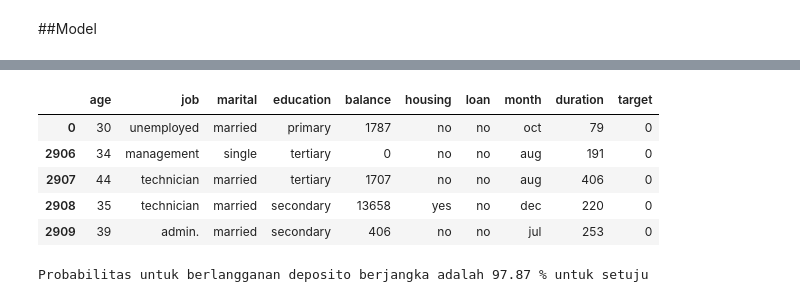
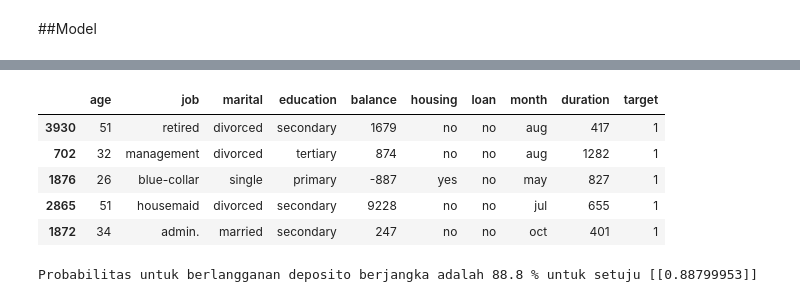
Before and after one commit to gigihsantoso/deeplearning---fintech, a Jupyter notebook: Deep_Learning_Fintech.ipynb, the cells around one changed output, grey strips where cells are left out. Saved outputs shown, nothing was run; the diff lists cells and outputs as text; code cells hidden in the pictures.

```diff
--- a/Deep_Learning_Fintech.ipynb
+++ b/Deep_Learning_Fintech.ipynb
@@ -460,23 +439,23 @@ Total Fraudulent Transactions:  521
 # %%
-dataset_test.sort_values(by=["target"], ascending=True).head()
+dataset_test.sort_values(by=["target"], ascending=False).head()
 # %% [output]
 |  | age | job | marital | education | balance | housing | loan | month | duration | target |
-| 0 | 30 | unemployed | married | primary | 1787 | no | no | oct | 79 | 0 |
-| 2906 | 34 | management | single | tertiary | 0 | no | no | aug | 191 | 0 |
-| 2907 | 44 | technician | married | tertiary | 1707 | no | no | aug | 406 | 0 |
-| 2908 | 35 | technician | married | secondary | 13658 | yes | no | dec | 220 | 0 |
-| 2909 | 39 | admin. | married | secondary | 406 | no | no | jul | 253 | 0 |
+| 3930 | 51 | retired | divorced | secondary | 1679 | no | no | aug | 417 | 1 |
+| 702 | 32 | management | divorced | tertiary | 874 | no | no | aug | 1282 | 1 |
+| 1876 | 26 | blue-collar | single | primary | -887 | yes | no | may | 827 | 1 |
+| 2865 | 51 | housemaid | divorced | secondary | 9228 | no | no | jul | 655 | 1 |
+| 1872 | 34 | admin. | married | secondary | 247 | no | no | oct | 401 | 1 |
 # %%
 sample = {
-    'age': 35,
-    'job': 'technician',
-    'marital': 'married',
-    'education': 'tertiary',
-    'balance': 1707,
+    'age': 51,
+    'job': 'retired',
+    'marital': 'divorced',
+    'education': 'secondary',
+    'balance': 1679,
     'housing': 'no',
     'loan': 'no',
     'month': 'aug',
-    'duration': 406
+    'duration': 417
 }
 
 input_dict = {name: tf.convert_to_tensor([value]) for name, value in sample.items()}
@@ -484,7 +463,8 @@ predictions = model.predict(input_dict)
 
 print(
     f"Probabilitas untuk berlangganan deposito berjangka adalah {round(100 * predictions[0][0], 2)} % "
-    f"untuk setuju"
+    f"untuk setuju "
+    f"{predictions}"
 )
 # %% [output]
-Probabilitas untuk berlangganan deposito berjangka adalah 97.87 % untuk setuju
+Probabilitas untuk berlangganan deposito berjangka adalah 88.8 % untuk setuju [[0.88799953]]
```
Also changed, not shown: parts of 24 cells of this notebook.
